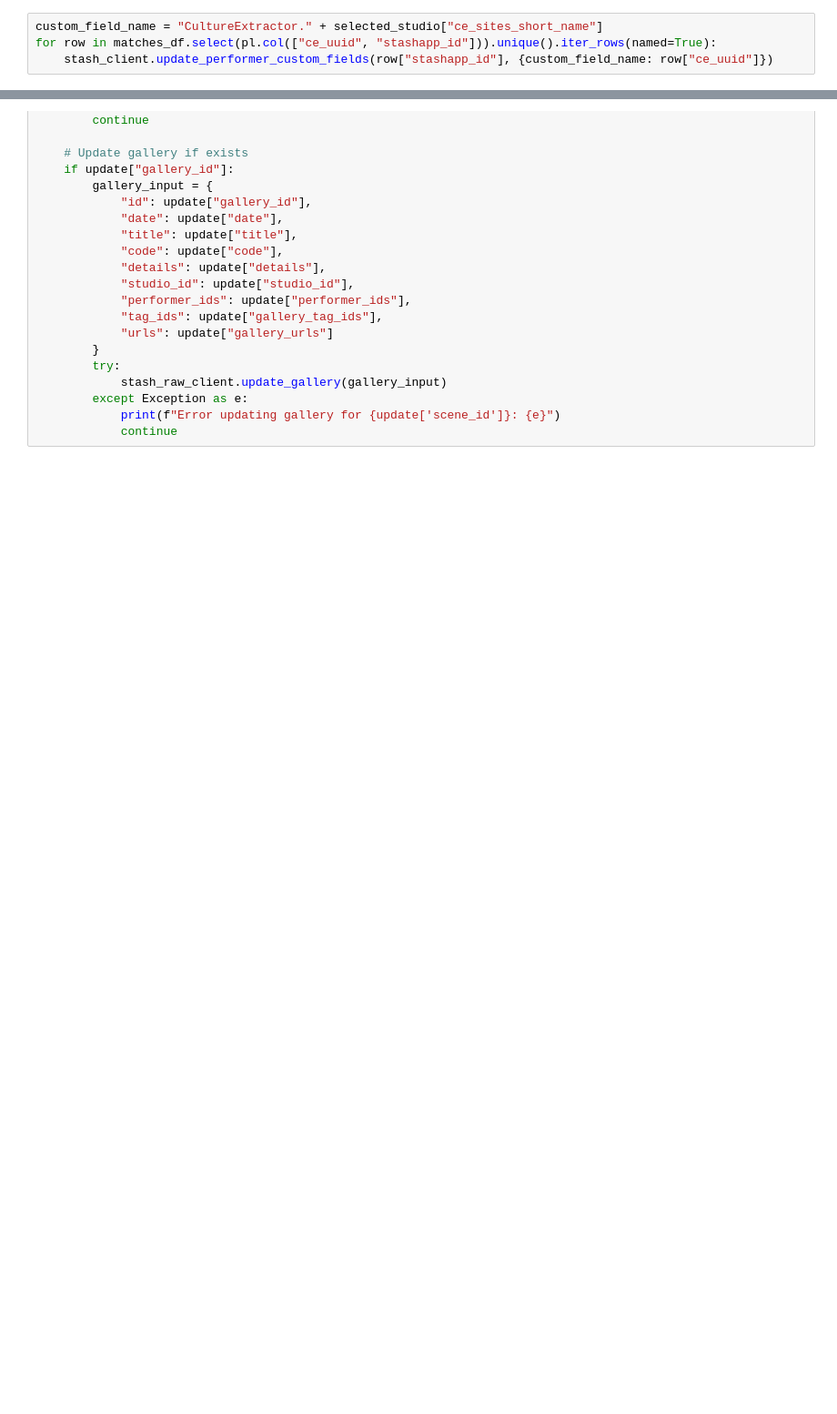
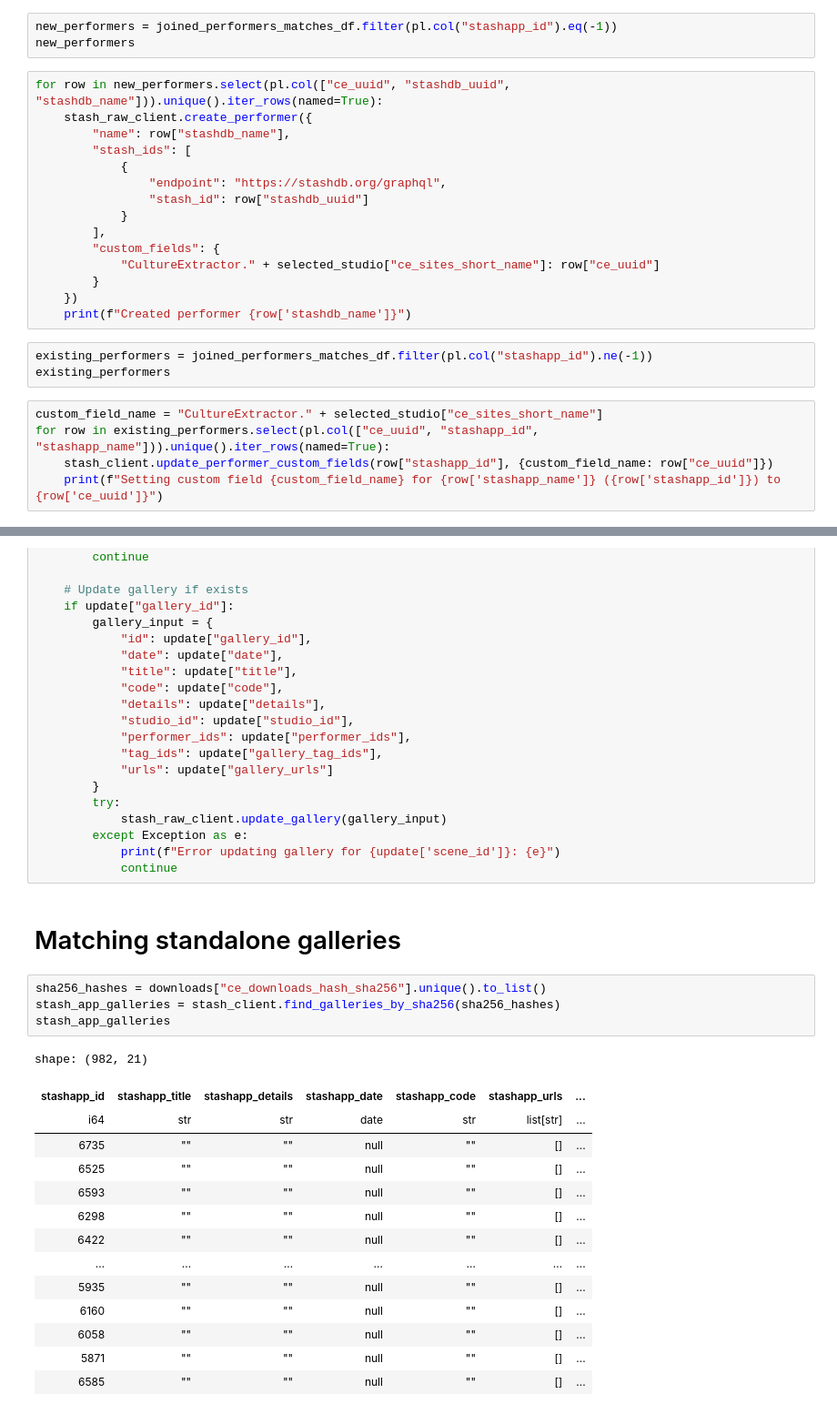
Before and after one commit to MinasukiHikimuna/Culture, a Jupyter notebook: culture_extractor.ipynb, the cells around one changed output, grey strips where cells are left out. Shown: that part at 91% size. Drawn from its saved outputs; the diff is of its cells as text; blank space fills up the shorter version.

Commit message:
First iteration of standalone gallery matching

```diff
--- a/culture_extractor.ipynb
+++ b/culture_extractor.ipynb
@@ -441,7 +343,29 @@ matches_df
+# %%
+new_performers = joined_performers_matches_df.filter(pl.col("stashapp_id").eq(-1))
+new_performers
+# %%
+for row in new_performers.select(pl.col(["ce_uuid", "stashdb_uuid", "stashdb_name"])).unique().iter_rows(named=True):
+    stash_raw_client.create_performer({
+        "name": row["stashdb_name"],
+        "stash_ids": [
+            {
+                "endpoint": "https://stashdb.org/graphql",
+                "stash_id": row["stashdb_uuid"]
+            }
+        ],
+        "custom_fields": {
+            "CultureExtractor." + selected_studio["ce_sites_short_name"]: row["ce_uuid"]
+        }
+    })
+    print(f"Created performer {row['stashdb_name']}")
+# %%
+existing_performers = joined_performers_matches_df.filter(pl.col("stashapp_id").ne(-1))
+existing_performers
 # %%
 custom_field_name = "CultureExtractor." + selected_studio["ce_sites_short_name"]
-for row in matches_df.select(pl.col(["ce_uuid", "stashapp_id"])).unique().iter_rows(named=True):
+for row in existing_performers.select(pl.col(["ce_uuid", "stashapp_id", "stashapp_name"])).unique().iter_rows(named=True):
     stash_client.update_performer_custom_fields(row["stashapp_id"], {custom_field_name: row["ce_uuid"]})
+    print(f"Setting custom field {custom_field_name} for {row['stashapp_name']} ({row['stashapp_id']}) to {row['ce_uuid']}")
 # %%
 ce_performer_mapping = stash_client.get_performers().with_columns([
     pl.col("stashapp_custom_fields").list.eval(
@@ -845,3 +767,24 @@ for update in update_inputs_df.iter_rows(named=True):
         except Exception as e:
             print(f"Error updating gallery for {update['scene_id']}: {e}")
             continue
+# %% [markdown]
+# Matching standalone galleries
+# %%
+sha256_hashes = downloads["ce_downloads_hash_sha256"].unique().to_list()
+stash_app_galleries = stash_client.find_galleries_by_sha256(sha256_hashes)
+stash_app_galleries
+# %% [output]
+shape: (982, 21)
+| stashapp_id | stashapp_title | stashapp_details | stashapp_date | stashapp_code | stashapp_urls | ... |
+| i64 | str | str | date | str | list[str] | ... |
+| 6735 | "" | "" | null | "" | [] | ... |
+| 6525 | "" | "" | null | "" | [] | ... |
+| 6593 | "" | "" | null | "" | [] | ... |
+| 6298 | "" | "" | null | "" | [] | ... |
+| 6422 | "" | "" | null | "" | [] | ... |
+| … | … | … | … | … | … | ... |
+| 5935 | "" | "" | null | "" | [] | ... |
+| 6160 | "" | "" | null | "" | [] | ... |
+| 6058 | "" | "" | null | "" | [] | ... |
+| 5871 | "" | "" | null | "" | [] | ... |
+| 6585 | "" | "" | null | "" | [] | ... |
```
Also changed, not shown: parts of 41 cells of this notebook.
